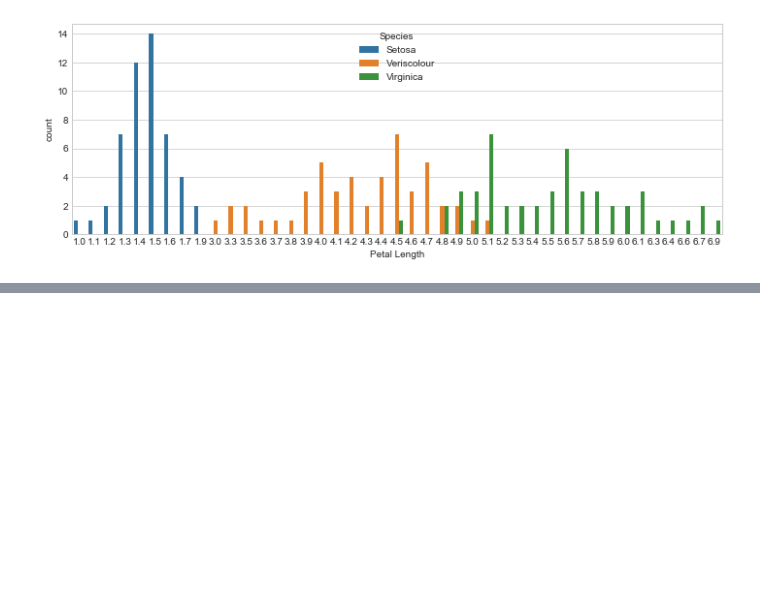
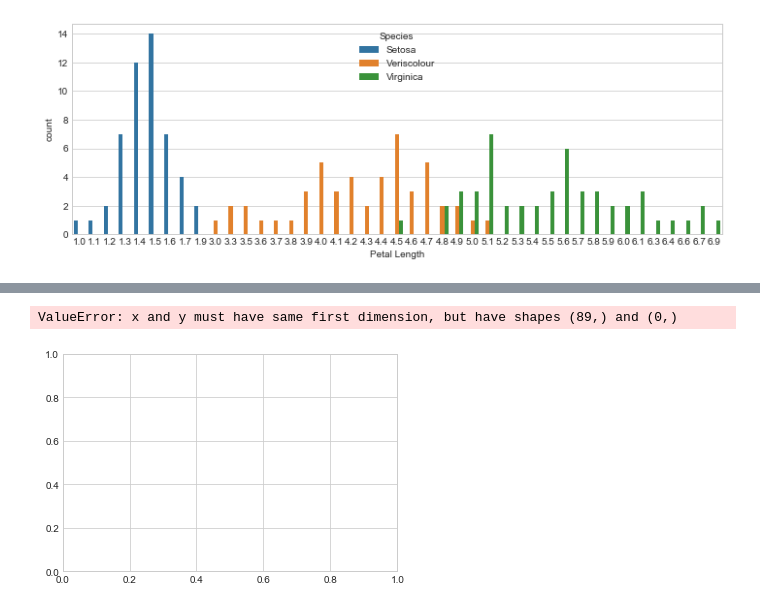
Before and after one commit to aki-06/Python_DS, a Jupyter notebook: 多クラス分類_1.ipynb, the cells around one changed output, grey strips where cells are left out. Drawn from its saved outputs; the diff is of its cells as text; code cells hidden in the pictures; blank space fills up the shorter version.

```diff
--- a/多クラス分類_1.ipynb
+++ b/多クラス分類_1.ipynb
@@ -141,0 +209,4 @@ sns.countplot('Petal Length', data=iris, hue='Species')
+# %%
+k_range = range(1, 90)
+# %%
+accuracy = []
@@ -141,0 +219,5 @@ sns.countplot('Petal Length', data=iris, hue='Species')
+# %%
+plt.plot(k_range, accuracy)
+# %% [output]
+ValueError: x and y must have same first dimension, but have shapes (89,) and (0,)
+[figure, added]
```
Also changed, not shown: parts of 19 cells of this notebook.
